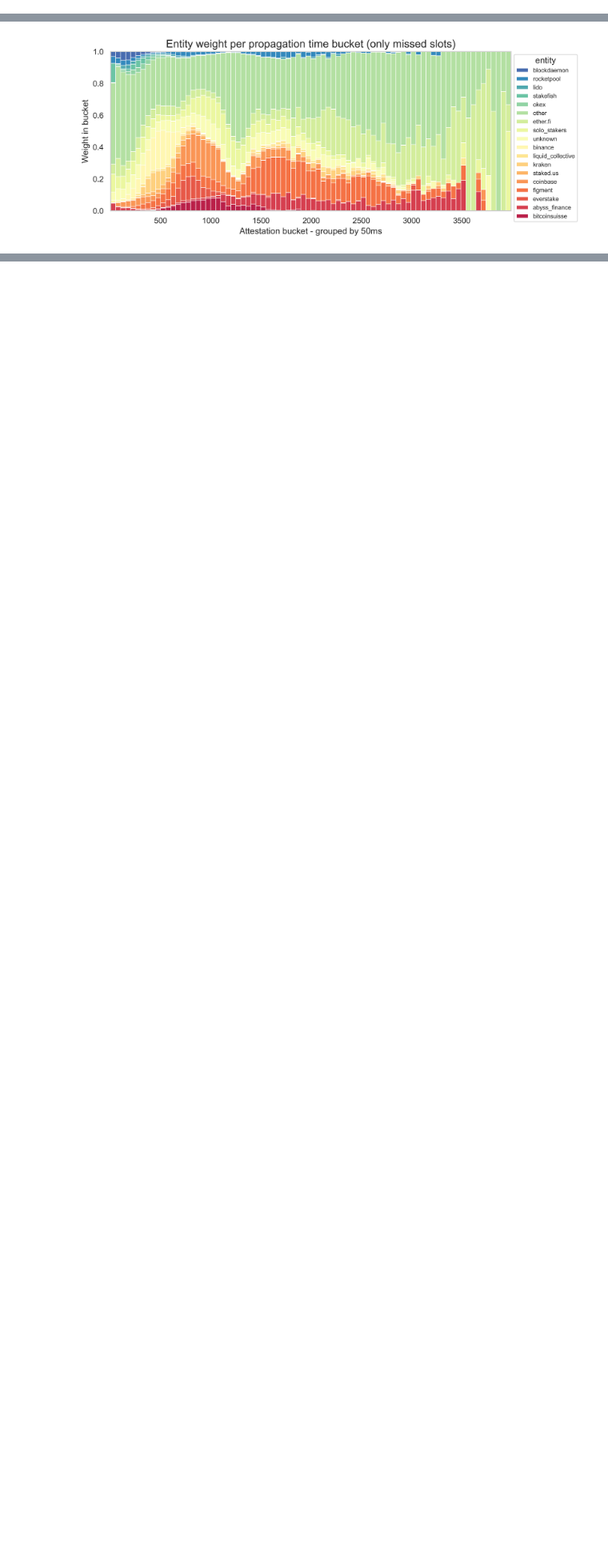
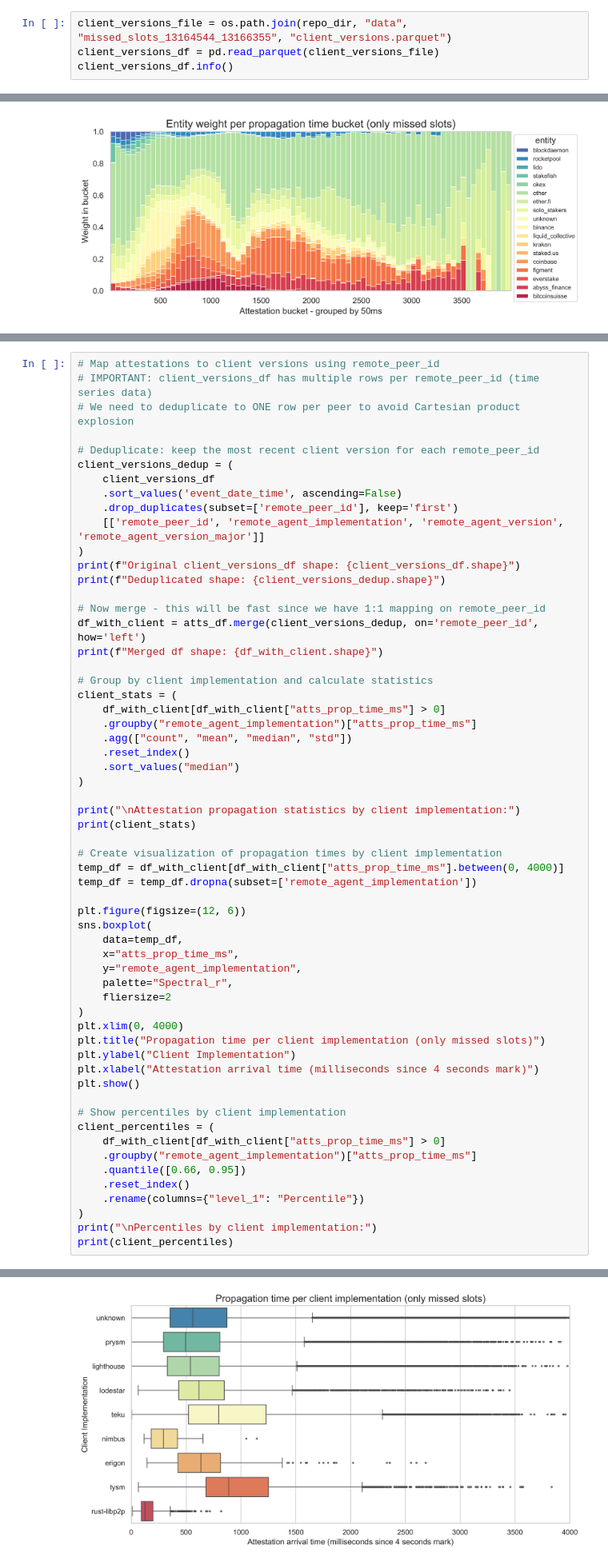
Before and after one commit to ethp2p/eth-slot-analysis, a Jupyter notebook: notebooks/2.7-commitee-attestations-missed-slots-updated.ipynb, the cells around one changed output, grey strips where cells are left out. Shown at 80% size. Drawn from its saved outputs; the diff is of its cells as text; blank space fills up the shorter version.

```diff
--- a/notebooks/2.7-commitee-attestations-missed-slots-updated.ipynb
+++ b/notebooks/2.7-commitee-attestations-missed-slots-updated.ipynb
@@ -63,3 +64,7 @@ Data columns (total 2 columns):
  1   entity  object
 dtypes: int64(1), object(1)
 memory usage: 31.6+ MB
+# %%
+client_versions_file = os.path.join(repo_dir, "data", "missed_slots_13164544_13166355", "client_versions.parquet")
+client_versions_df = pd.read_parquet(client_versions_file)
+client_versions_df.info()
@@ -237,0 +278,60 @@ plt.show()
+# %%
+# Map attestations to client versions using remote_peer_id
+# IMPORTANT: client_versions_df has multiple rows per remote_peer_id (time series data)
+# We need to deduplicate to ONE row per peer to avoid Cartesian product explosion
+
+# Deduplicate: keep the most recent client version for each remote_peer_id
+client_versions_dedup = (
+    client_versions_df
+    .sort_values('event_date_time', ascending=False)
+    .drop_duplicates(subset=['remote_peer_id'], keep='first')
+    [['remote_peer_id', 'remote_agent_implementation', 'remote_agent_version', 'remote_agent_version_major']]
+)
+print(f"Original client_versions_df shape: {client_versions_df.shape}")
+print(f"Deduplicated shape: {client_versions_dedup.shape}")
+
+# Now merge - this will be fast since we have 1:1 mapping on remote_peer_id
+df_with_client = atts_df.merge(client_versions_dedup, on='remote_peer_id', how='left')
+print(f"Merged df shape: {df_with_client.shape}")
+
+# Group by client implementation and calculate statistics
+client_stats = (
+    df_with_client[df_with_client["atts_prop_time_ms"] > 0]
+    .groupby("remote_agent_implementation")["atts_prop_time_ms"]
+    .agg(["count", "mean", "median", "std"])
+    .reset_index()
+    .sort_values("median")
+)
+
+print("\nAttestation propagation statistics by client implementation:")
+print(client_stats)
+
+# Create visualization of propagation times by client implementation
+temp_df = df_with_client[df_with_client["atts_prop_time_ms"].between(0, 4000)]
+temp_df = temp_df.dropna(subset=['remote_agent_implementation'])
+
+plt.figure(figsize=(12, 6))
+sns.boxplot(
+    data=temp_df,
+    x="atts_prop_time_ms",
+    y="remote_agent_implementation",
+    palette="Spectral_r",
+    fliersize=2
+)
+plt.xlim(0, 4000)
+plt.title("Propagation time per client implementation (only missed slots)")
+plt.ylabel("Client Implementation")
+plt.xlabel("Attestation arrival time (milliseconds since 4 seconds mark)")
+plt.show()
+
+# Show percentiles by client implementation
+client_percentiles = (
+    df_with_client[df_with_client["atts_prop_time_ms"] > 0]
+    .groupby("remote_agent_implementation")["atts_prop_time_ms"]
+    .quantile([0.66, 0.95])
+    .reset_index()
+    .rename(columns={"level_1": "Percentile"})
+)
+print("\nPercentiles by client implementation:")
+print(client_percentiles)
+# %% [output]
@@ -237,0 +353 @@ plt.show()
+[figure, added]
```
Also changed, not shown: parts of 6 cells of this notebook, 5 other files.
